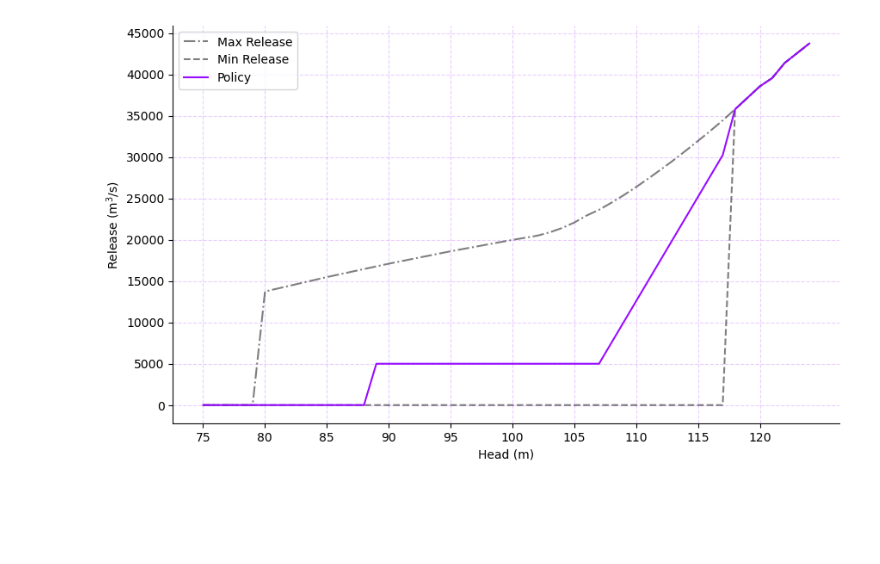
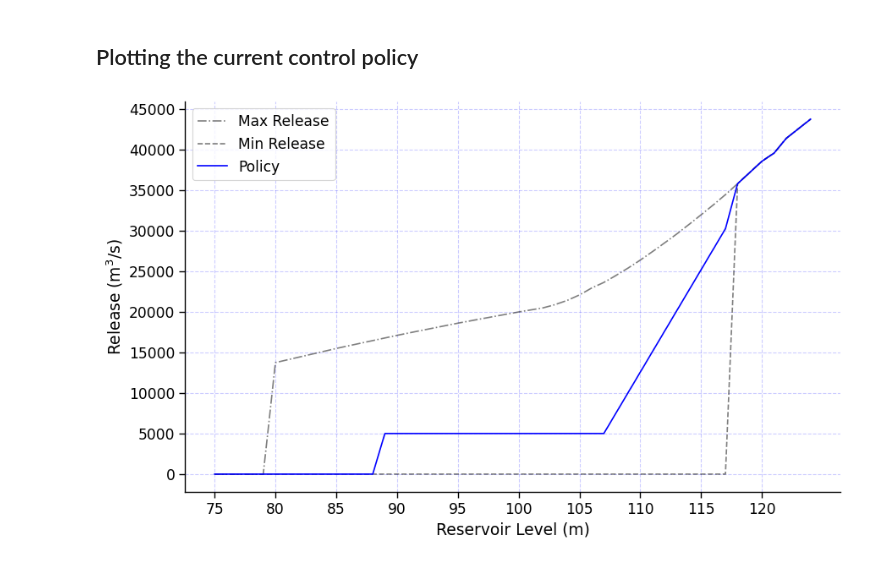
Before and after one commit to CooperBigFoot/optimal-wat-allocation, a Jupyter notebook: code/eda.ipynb, the cells around one changed output. Saved outputs shown, nothing was run; the diff lists cells and outputs as text; code cells hidden in the pictures; blank space fills up the shorter version.

Commit message:
plot current simulation

```diff
--- a/code/eda.ipynb
+++ b/code/eda.ipynb
@@ -10,6 +12,6 @@ import seaborn as sns
 # %%
-start_date = '1996-01-01'
-end_date = '2005-01-01'
+start_date = '1994-10-01'
+end_date = '2006-12-31'
 q_vu = '/Users/cooper/Desktop/optimal-wat-allocation/Script/MAT_data/q_vuquang.mat'
 q_ye = '/Users/cooper/Desktop/optimal-wat-allocation/Script/MAT_data/q_yenbai.mat'
 a = '/Users/cooper/Desktop/optimal-wat-allocation/Script/MAT_data/a_hoabinh_K.mat'
@@ -24,10 +26,19 @@ qq, sys_params = model_setup(
 # %%
 policy = (89, 107, 1.57, 1.5704, 5000)
 
-h, u, r, ht_HN = sim_hb(
+res_lvl, release_decision, releaase, h_HaNoi = sim_hb(
     qq=qq,
     h_in=104,
     policy=policy,
     sys_param=sys_params
 )
+
+simul = pd.DataFrame({
+    'res_lvl': res_lvl,
+    'release_decision': release_decision,
+    'releaase': releaase,
+    'h_HaNoi': h_HaNoi
+})
+
+simul['date'] = pd.date_range(start=start_date, end='2007-01-01', freq='D')
 # %% [output]
@@ -35,34 +65,38 @@ h, u, r, ht_HN = sim_hb(
+# %% [markdown]
+## Plotting the current control policy
 # %%
 h_levels = [i for i in range(75, 125, 1)]
 s_levels = [level_to_storage(h, sys_params) for h in h_levels]
 std_releases = [std_operating_policy(h, policy, debug=False) for h in h_levels]
 max_releases = [max_release(s, sys_params) for s in s_levels]
 min_releases = [min_release(s, sys_params) for s in s_levels]
 
 df = pd.DataFrame({
     'h': h_levels,
     's': s_levels,
     'std_release': std_releases,
     'max_release': max_releases,
     'min_release': min_releases
 })
 
 df['actual_release'] = np.where(((df['std_release'] < df['max_release']) & (df['std_release'] >= df['min_release'])), df['std_release'], df['max_release'])
 
 
+sns.set_context('paper', font_scale=1.4)
 fig = plt.figure(figsize=(10, 6))
 
 
 plt.plot(df['h'], df['max_release'], label='Max Release', linestyle='-.', alpha=0.5, color='black')
 plt.plot(df['h'], df['min_release'], label='Min Release', linestyle='--', alpha=0.5, color='black')
-plt.plot(df['h'], df['actual_release'], label='Policy', color='#980DFF')
-plt.xlabel('Head (m)')
+plt.plot(df['h'], df['actual_release'], label='Policy', color='#0000FF')
+plt.xlabel('Reservoir Level (m)')
 plt.ylabel('Release (m$^3$/s)')
 sns.despine()
-plt.grid(alpha=0.2, linestyle='--', color='#980DFF')
+plt.grid(alpha=0.2, linestyle='--', color='#0000FF')
 plt.xticks(np.arange(75, 125, 5))
 plt.yticks(np.arange(0, 50000, 5000))
 plt.legend()
+plt.savefig('/Users/cooper/Desktop/optimal-wat-allocation/images/current_policy.png', dpi=300, bbox_inches='tight')
 plt.show()
 # %% [output]
-[figure, old version]
+[figure, new version]
```
Also changed, not shown: parts of 5 cells of this notebook, 1 other file.
